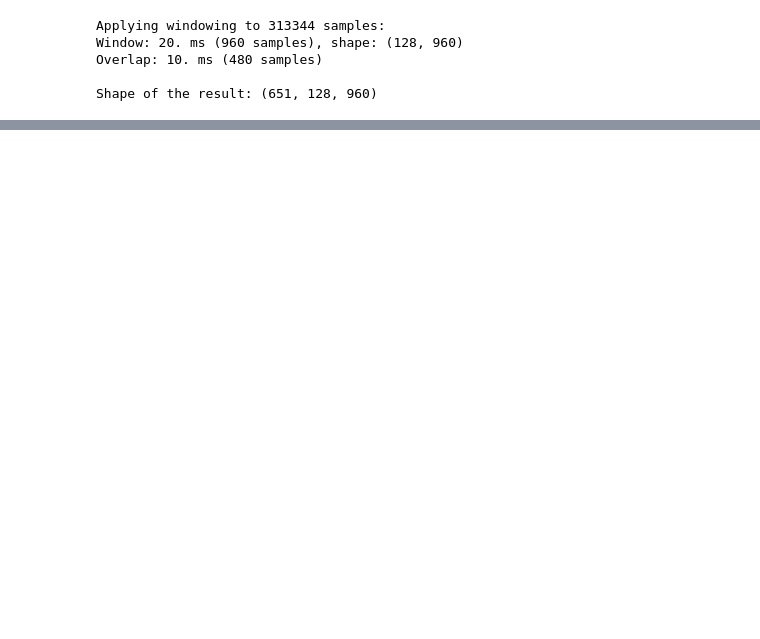
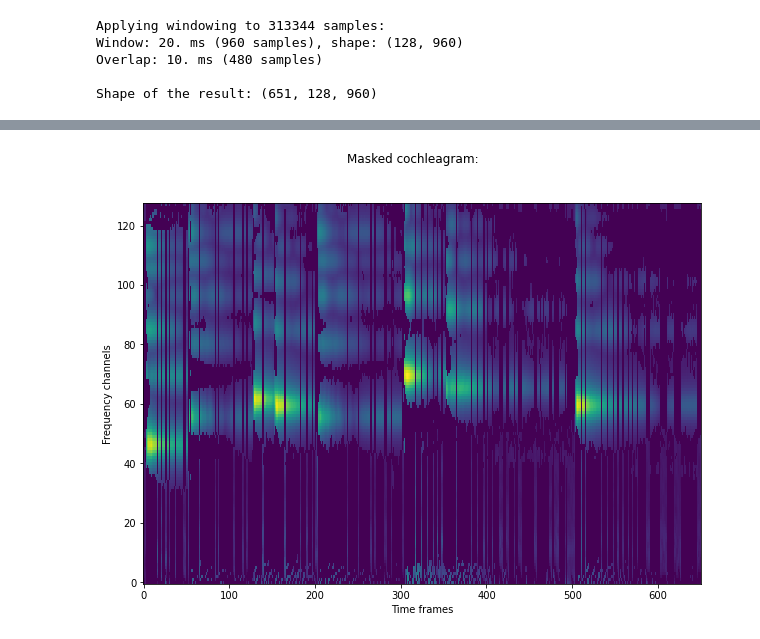
Before and after one commit to salveron/bachelors_thesis, a Jupyter notebook: notebooks/monophony.ipynb, the cells around one changed output, grey strips where cells are left out. Drawn from its saved outputs; the diff is of its cells as text; code cells hidden in the pictures; blank space fills up the shorter version.

```diff
--- a/notebooks/monophony.ipynb
+++ b/notebooks/monophony.ipynb
@@ -155,0 +213,9 @@ show()
+# %%
+figure(figsize=(10, 7))
+imshow(ibm.T * rmsed, origin='lower', aspect='auto', vmin=0, interpolation="none")
+suptitle("Masked cochleagram:")
+xlabel("Time frames")
+ylabel("Frequency channels")
+show()
+# %% [output]
+[figure, added]
```
Also changed, not shown: parts of 10 cells of this notebook, 3 other files.
